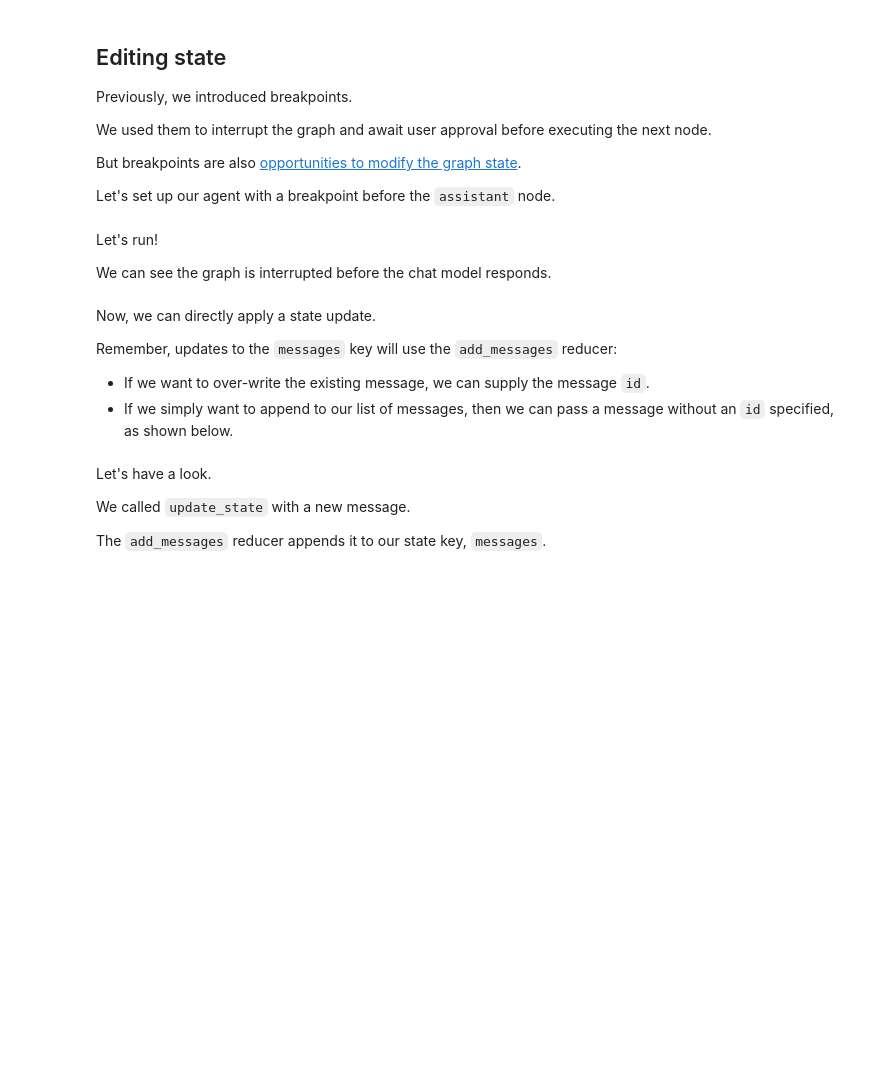
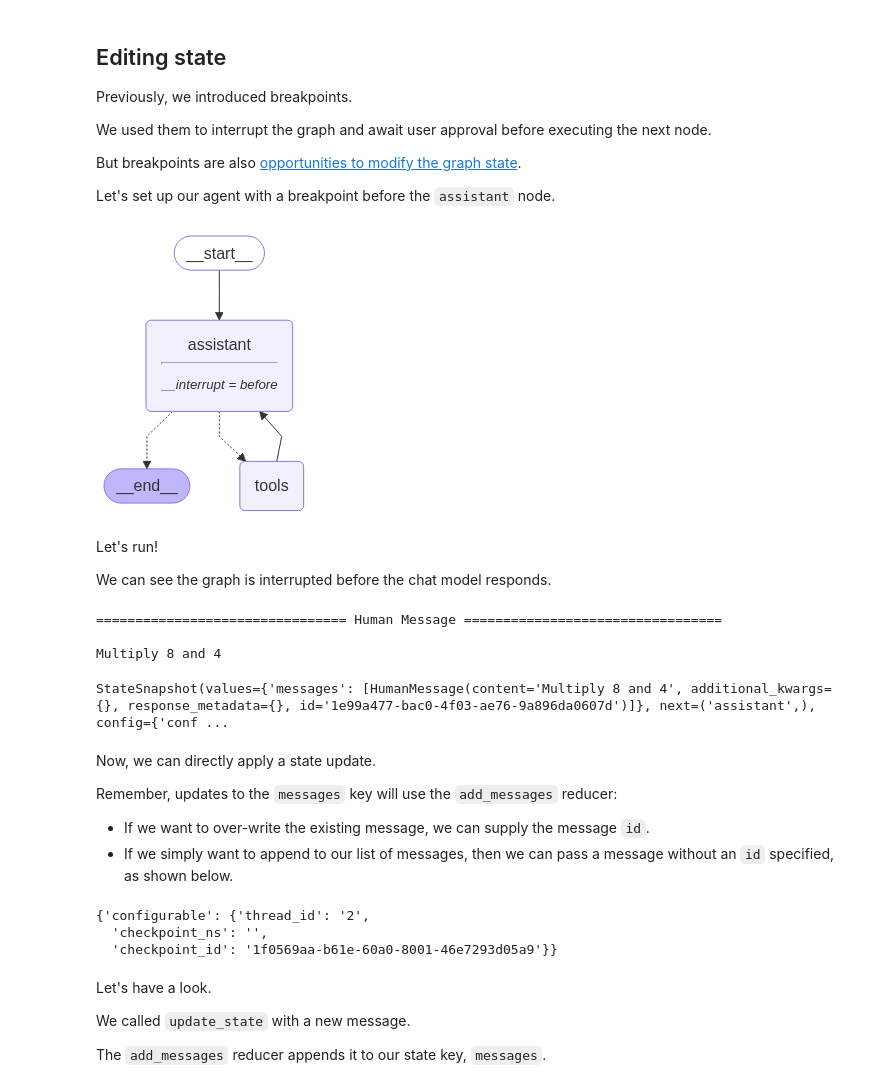
Before and after one commit to charlesbeacham/langchain-academy, a Jupyter notebook: module-3/edit-state-human-feedback_cb.ipynb, the cells around one changed output. Saved outputs shown, nothing was run; the diff lists cells and outputs as text; code cells hidden in the pictures; blank space fills up the shorter version.

```diff
--- a/module-3/edit-state-human-feedback_cb.ipynb
+++ b/module-3/edit-state-human-feedback_cb.ipynb
@@ -31,7 +73,64 @@ Let's set up our agent with a breakpoint before the `assistant` node.
+# %%
+from IPython.display import Image, display
+
+from langgraph.checkpoint.memory import MemorySaver
+from langgraph.graph import MessagesState
+from langgraph.graph import START, StateGraph
+from langgraph.prebuilt import tools_condition, ToolNode
+
+from langchain_core.messages import HumanMessage, SystemMessage
+
+# System message
+sys_msg = SystemMessage(content="You are a helpful assistant tasked with performing arithmetic on a set of inputs.")
+
+# Node
+def assistant(state: MessagesState):
+   return {"messages": [llm_with_tools.invoke([sys_msg] + state["messages"])]}
+
+# Graph
+builder = StateGraph(MessagesState)
+
+# Define nodes: these do the work
+builder.add_node("assistant", assistant)
+builder.add_node("tools", ToolNode(tools))
+
+# Define edges: these determine the control flow
+builder.add_edge(START, "assistant")
+builder.add_conditional_edges(
+    "assistant",
+    # If the latest message (result) from assistant is a tool call -> tools_condition routes to tools
+    # If the latest message (result) from assistant is a not a tool call -> tools_condition routes to END
+    tools_condition,
+)
+builder.add_edge("tools", "assistant")
+
+memory = MemorySaver()
+graph = builder.compile(interrupt_before=["assistant"], checkpointer=memory)
+
+# Show
+display(Image(graph.get_graph(xray=True).draw_mermaid_png()))
+# %% [output]
+[figure, added]
 # %% [markdown]
 Let's run!
 
 We can see the graph is interrupted before the chat model responds.
+# %%
+initial_input = {"messages": "Multiply 8 and 4"}
+
+thread = {"configurable": {"thread_id": "2"}}
+
+for event in graph.stream(initial_input, thread, stream_mode="values"):
+    event["messages"][-1].pretty_print()
+# %% [output]
+================================ Human Message =================================
+
+Multiply 8 and 4
+# %%
+state = graph.get_state(thread)
+state
+# %% [output]
+StateSnapshot(values={'messages': [HumanMessage(content='Multiply 8 and 4', additional_kwargs={}, response_metadata={}, id='1e99a477-bac0-4f03-ae76-9a896da0607d')]}, next=('assistant',), config={'conf ...
 # %% [markdown]
 Now, we can directly apply a state update.
 
@@ -39,6 +138,15 @@ Remember, updates to the `messages` key will use the `add_messages` reducer:
 
 * If we want to over-write the existing message, we can supply the message `id`.
 * If we simply want to append to our list of messages, then we can pass a message without an `id` specified, as shown below.
+# %%
+graph.update_state(
+    thread,
+    {"messages": [HumanMessage(content="No, actually multiply 8 and 7!")]},
+)
+# %% [output]
+{'configurable': {'thread_id': '2',
+  'checkpoint_ns': '',
+  'checkpoint_id': '1f0569aa-b61e-60a0-8001-46e7293d05a9'}}
 # %% [markdown]
 Let's have a look.
 
```
Also changed, not shown: parts of 16 cells of this notebook.
